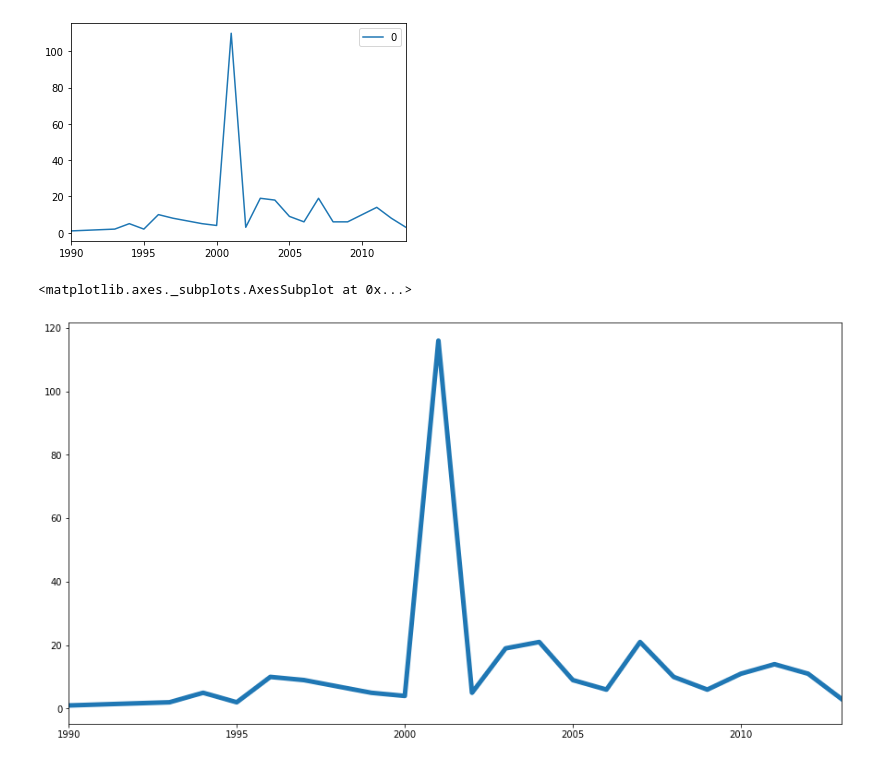
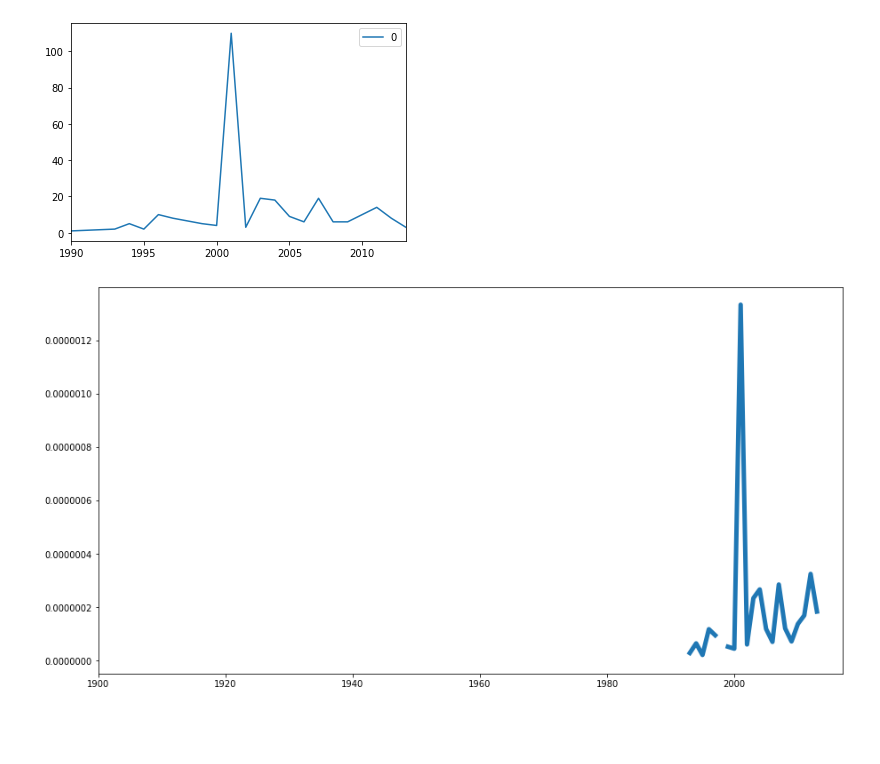
Before and after one commit to Yoonsen/LitCit, a Jupyter notebook: paratext and titles.ipynb, the cells around one changed output. Drawn from its saved outputs; the diff is of its cells as text; code cells hidden in the pictures; blank space fills up the shorter version.

```diff
--- a/paratext and titles.ipynb
+++ b/paratext and titles.ipynb
@@ -16,13 +23,16 @@ nb.unigram('paratekst', period=(1950, 2020)).plot()
 def multi_uni(words, period=(1900, 2020), media='bok'):
     import pandas as pd
     res = dict()
+    if isinstance(words, str):
+        words = words.split()
     for w in words:
         res[w] = nb.unigram(w, period=period, media = media)
         res[w].columns = [w]
     return pd.concat([res[w] for w in res], axis=1)
+# %%
+punkt = multi_uni(". , i og det er".split()).sum(axis=1)
 # %%
-multi_uni('paratekst Paratekst'.split()).sum(axis=1).plot(figsize=(15, 8), lw=5)
+((multi_uni('paratekst Paratekst'.split()).sum(axis=1))/punkt).plot(figsize=(15, 8), lw=5);
 # %% [output]
-<matplotlib.axes._subplots.AxesSubplot at 0x...>
-[figure, old version]
+[figure, new version]
 # %%
```
Also changed, not shown: parts of 22 cells of this notebook, 2 other files.
